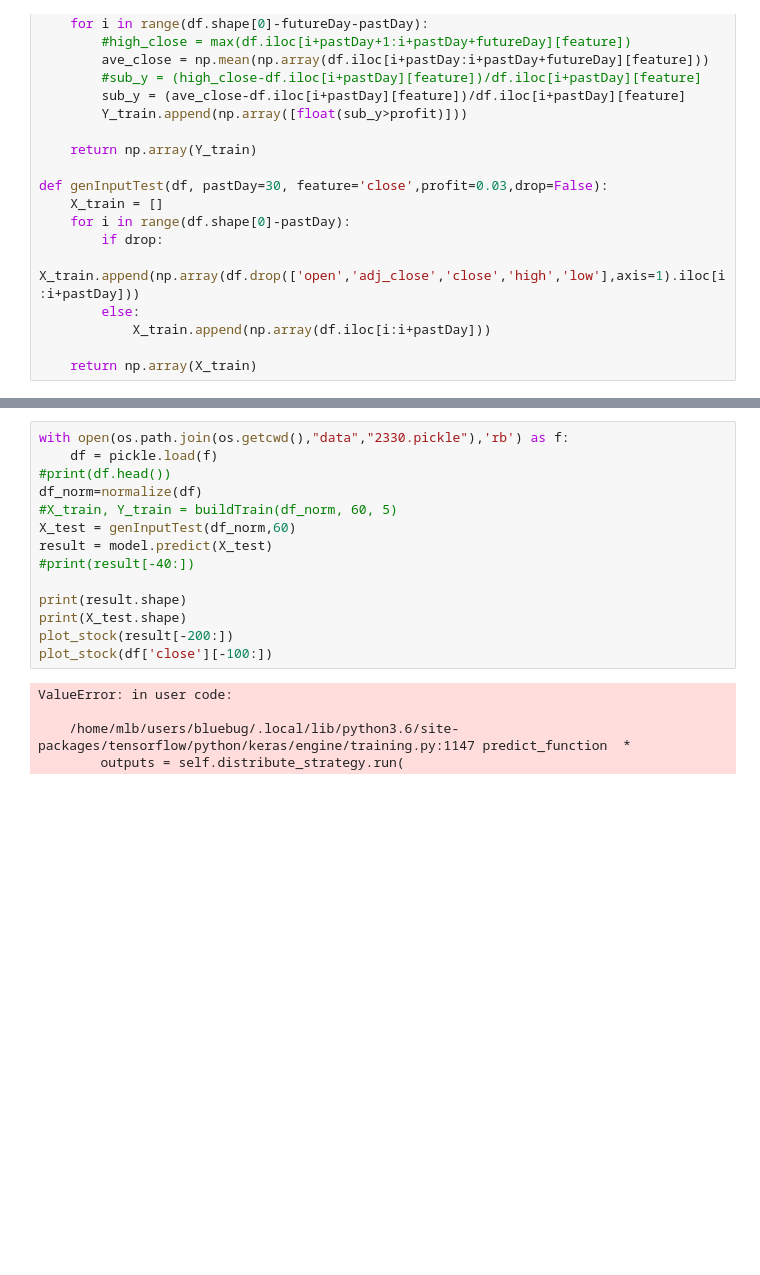
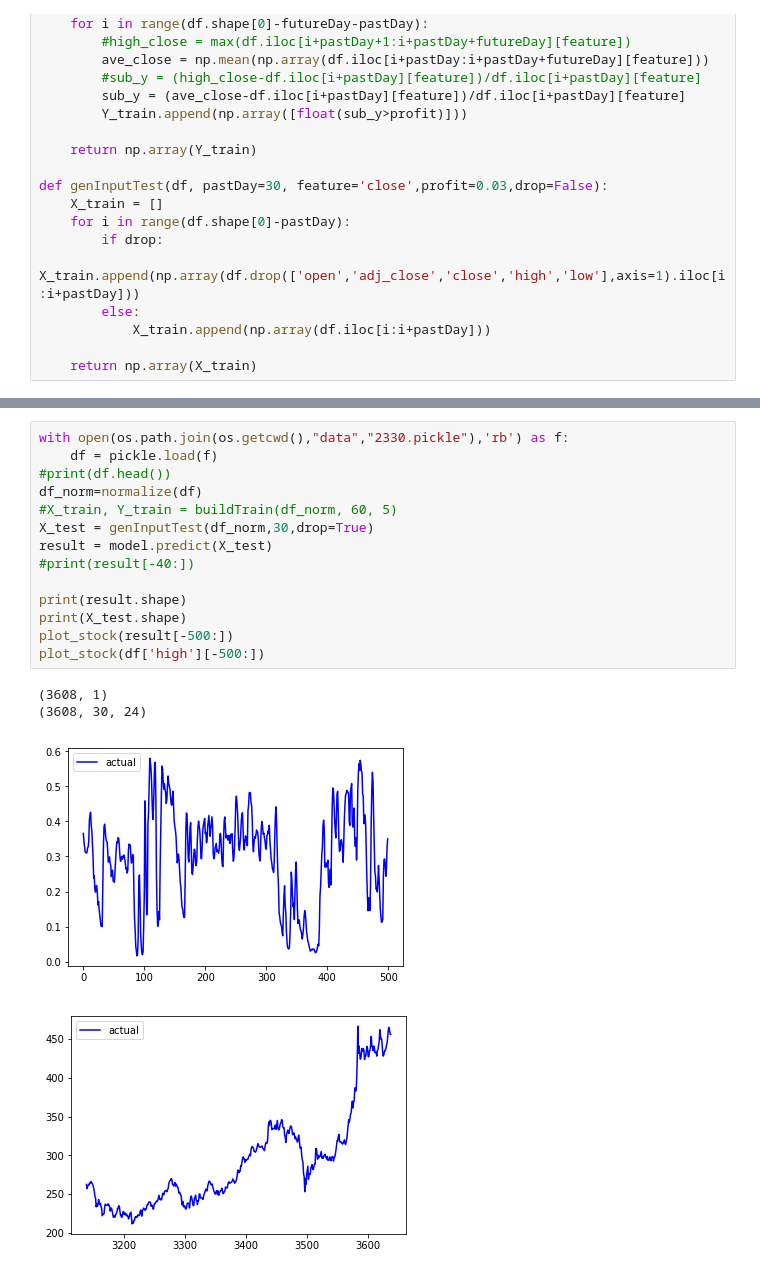
Before and after one commit to BlueBug12/stock, a Jupyter notebook: bin/LSTM_classifier.ipynb, the cells around one changed output, grey strips where cells are left out. Drawn from its saved outputs; the diff is of its cells as text; blank space fills up the shorter version.

```diff
--- a/bin/LSTM_classifier.ipynb
+++ b/bin/LSTM_classifier.ipynb
@@ -264,19 +252,19 @@ training_result(history)
 # %%
 with open(os.path.join(os.getcwd(),"data","2330.pickle"),'rb') as f:
     df = pickle.load(f)
 #print(df.head())
 df_norm=normalize(df)
 #X_train, Y_train = buildTrain(df_norm, 60, 5)
-X_test = genInputTest(df_norm,60)
+X_test = genInputTest(df_norm,30,drop=True)
 result = model.predict(X_test)
 #print(result[-40:])
 
 print(result.shape)
 print(X_test.shape)
-plot_stock(result[-200:])
-plot_stock(df['close'][-100:])
+plot_stock(result[-500:])
+plot_stock(df['high'][-500:])
 # %% [output]
-ValueError: in user code:
-
-    /home/mlb/users/bluebug/.local/lib/python3.6/site-packages/tensorflow/python/keras/engine/training.py:1147 predict_function  *
-        outputs = self.distribute_strategy.run(
+(3608, 1)
+(3608, 30, 24)
+[figure, added]
+[figure, added]
```
Also changed, not shown: parts of 16 cells of this notebook.
